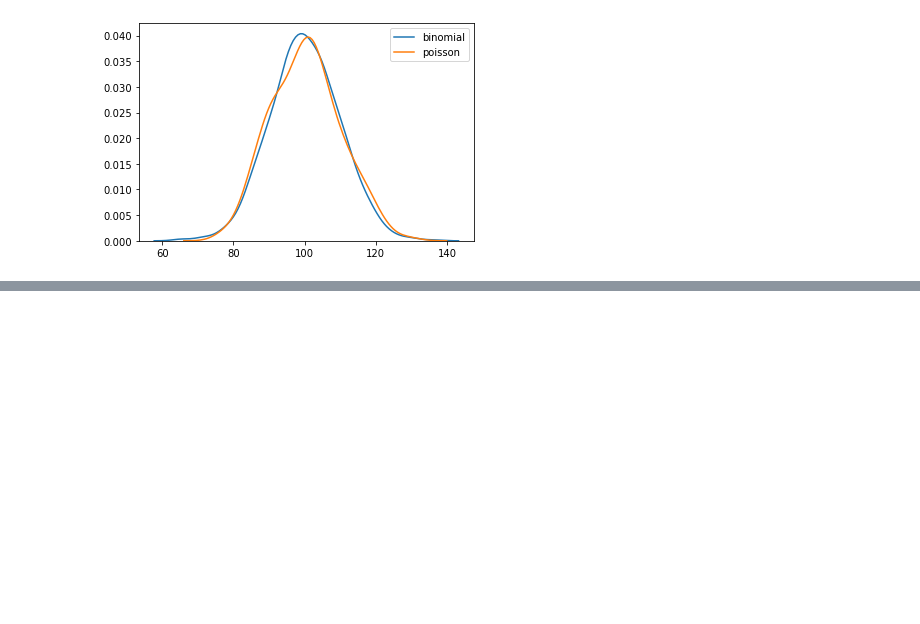
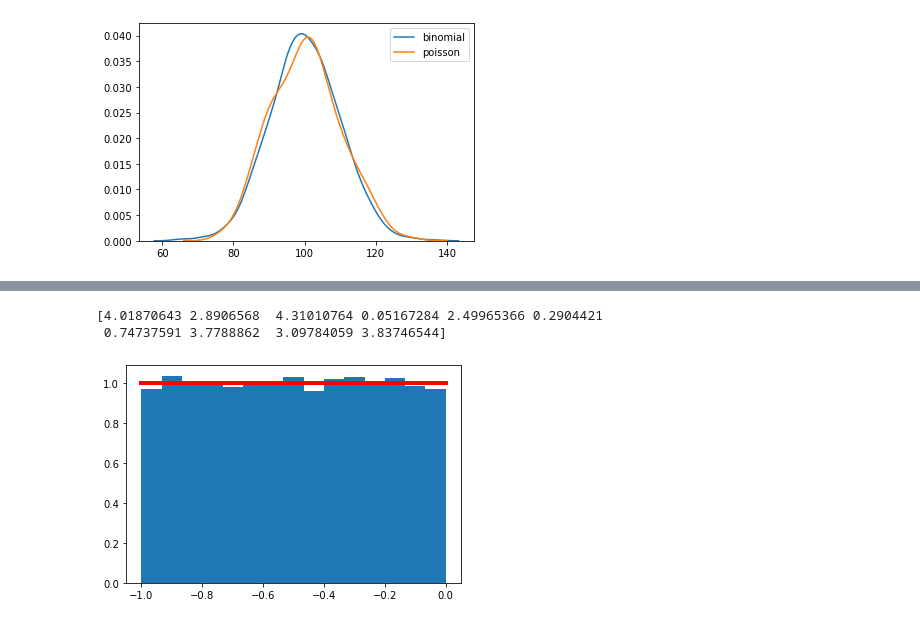
Before and after one commit to SharonNicG/52465-Assignment, a Jupyter notebook: NumPy-Random Assignment.ipynb, the cells around one changed output, grey strips where cells are left out. Cells and saved outputs as stored; diff of their text form; code cells hidden in the pictures; blank space fills up the shorter version.

Commit message:
Introduction and plot for Uniform Distribution

```diff
--- a/NumPy-Random Assignment.ipynb
+++ b/NumPy-Random Assignment.ipynb
@@ -484,0 +503,14 @@ plt.show()
+# %%
+Unif_1 = np.random.uniform(-1,5,10) # Generate a sample array of random data
+                                    # within the range -1 to 5 with 10 elements
+print (Unif_1)
+# %% [output]
+[4.01870643 2.8906568  4.31010764 0.05167284 2.49965366 0.2904421
+ 0.74737591 3.7788862  3.09784059 3.83746544]
+# %%
+Unif_2 = np.random.uniform(-1, 0, 10000)
+count, bins, ignored = plt.hist(Unif_2, 15, density=True)
+plt.plot(bins, np.ones_like(bins), linewidth=4, color='r')
+plt.show()
+# %% [output]
+[figure, added]
```
Also changed, not shown: parts of 2 cells of this notebook.
